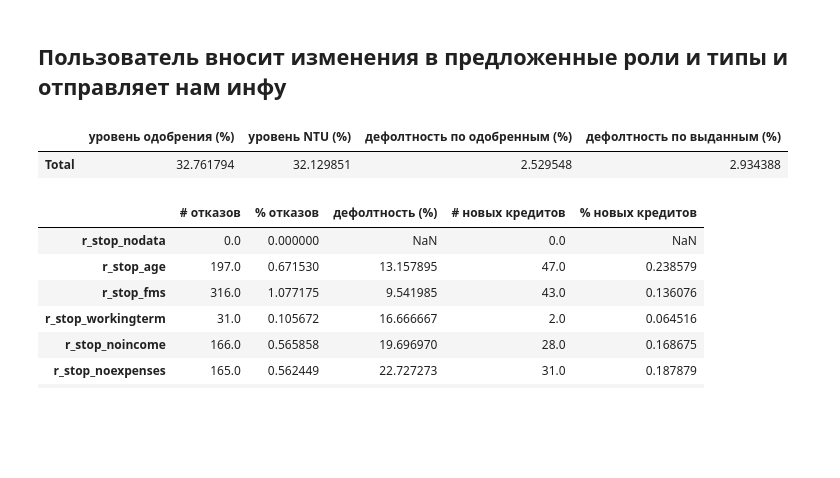
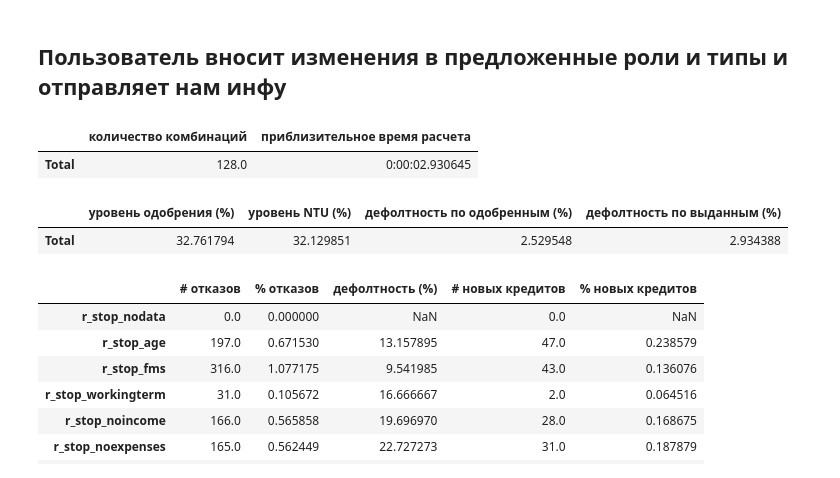
Before and after one commit to Sophia-team/datapy, a Jupyter notebook: Role and Type Selector.ipynb, the cells around one changed output. Drawn from its saved outputs; the diff is of its cells as text; code cells hidden in the pictures; blank space fills up the shorter version.

Commit message:
написал функцию расчета времени, изменил отношение на разницу в сравнении базовых статистик с рсчетными

```diff
--- a/Role and Type Selector.ipynb
+++ b/Role and Type Selector.ipynb
@@ -55,15 +55,21 @@ types_and_roles[27].role = VariableRoleEnum.CREDITED
 # %%
 
 #подкорректированные пользователем типы
 types_and_roles_edited=types_and_roles
 
-data_desctiption, one_factor, unique_factor = server.analyse_marked_data(path,types_and_roles_edited)
+data_desctiption, one_factor, unique_factor, time = server.analyse_marked_data(path,types_and_roles_edited)
 
-#вывод таблицы со статистикой
-data_desctiption
+#вывод таблицы с расчетным временем
+time
 # %% [output]
-|  | уровень одобрения (%) | уровень NTU (%) | дефолтность по одобренным (%) | дефолтность по выданным (%) |
-| Total | 32.761794 | 32.129851 | 2.529548 | 2.934388 |
+|  | количество комбинаций | приблизительное время расчета |
+| Total | 128.0 | 0:00:02.930645 |
+# %%
+#вывод таблицы со статистикой
+data_desctiption
+# %% [output]
+|  | уровень одобрения (%) | уровень NTU (%) | дефолтность по одобренным (%) | дефолтность по выданным (%) |
+| Total | 32.761794 | 32.129851 | 2.529548 | 2.934388 |
 # %%
 #вывод таблицы с однофакторным анализом
 one_factor
```
Also changed, not shown: parts of 8 cells of this notebook, 1 other file.
